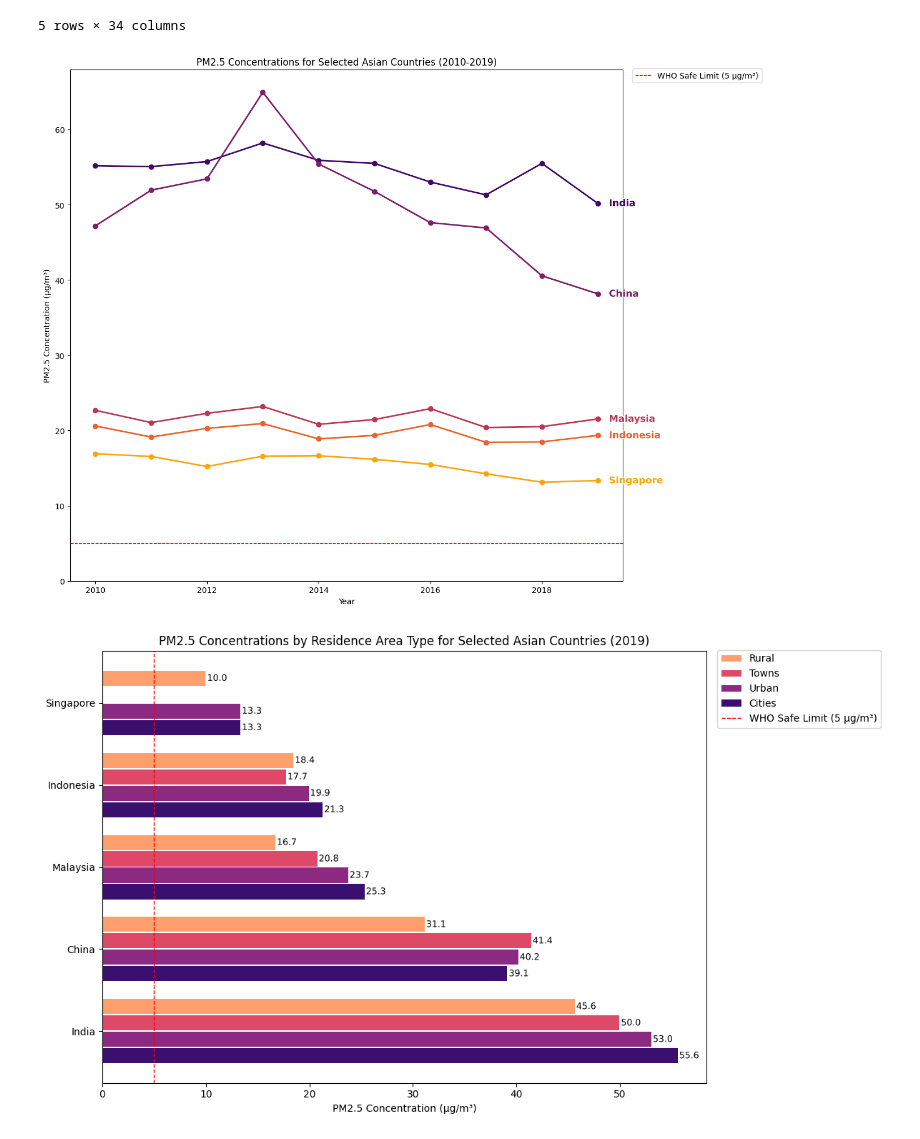
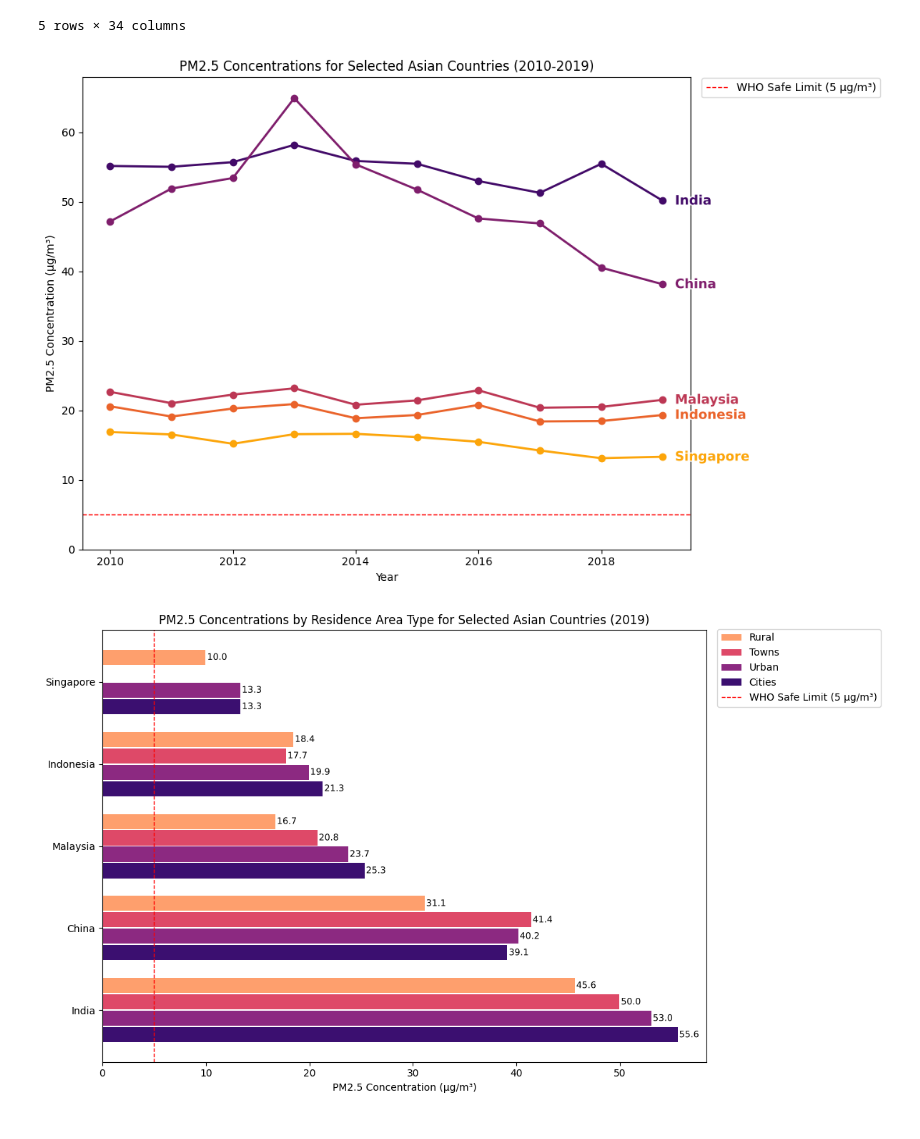
Before and after one commit to leeyanleryan/DSA4262, a Jupyter notebook: Individual Assignment 1/A0253123U_DSA4262_Assignment_1.ipynb, the cells around one changed output. Drawn from its saved outputs; the diff is of its cells as text; code cells hidden in the pictures.

Commit message:
Change macro plot figsize

```diff
--- a/Individual Assignment 1/A0253123U_DSA4262_Assignment_1.ipynb
+++ b/Individual Assignment 1/A0253123U_DSA4262_Assignment_1.ipynb
@@ -25,32 +25,32 @@ ap_macro_df = ap_macro_df.dropna(subset=["Year", "PM25", "Location"])
 # %%
 macro_countries = ["India", "China", "Malaysia", "Indonesia", "Singapore",]
 
 colors = plt.cm.inferno(np.linspace(0.2, 0.8, len(macro_countries)))
-plt.figure(figsize=(13, 10))
+plt.figure(figsize=(11, 7))
 
 for c, color in zip(macro_countries, colors):
     c_df = ap_macro_df[ap_macro_df["Location"] == c].sort_values("Year")
     plt.plot(c_df["Year"], c_df["PM25"], marker="o", linewidth=2, color=color)
     x = c_df["Year"].values[-1]
     y = c_df["PM25"].values[-1]
     plt.text(x + 0.2, y, c, color=color, va="center", fontsize=12, weight="bold",
              clip_on=False, path_effects=[pe.withStroke(linewidth=2, foreground="white")])
 
 plt.axhline(5, linestyle="--", linewidth=1, color="red", label="WHO Safe Limit (5 µg/m³)")
 plt.title("PM2.5 Concentrations for Selected Asian Countries (2010-2019)")
 plt.xlabel("Year")
 plt.ylabel("PM2.5 Concentration (µg/m³)")
 plt.ylim(bottom=0)
 # plt.figtext(
 #     0.39, 0.135,
 #     "WHO Safe Limit (5 µg/m³)",
 #     ha="left", va="bottom", fontsize=11
 # )
 plt.legend(bbox_to_anchor=(1.01, 1.01), loc="upper left")
 plt.tight_layout()
 plt.show()
 # %% [output]
-[figure, old version]
+[figure, new version]
 # %%
 ap_micro_temp_df = ap_df.copy()
 ap_micro_temp_df = ap_micro_temp_df.dropna(subset=["Year", "PM25", "Location", "Dim1"])
```
